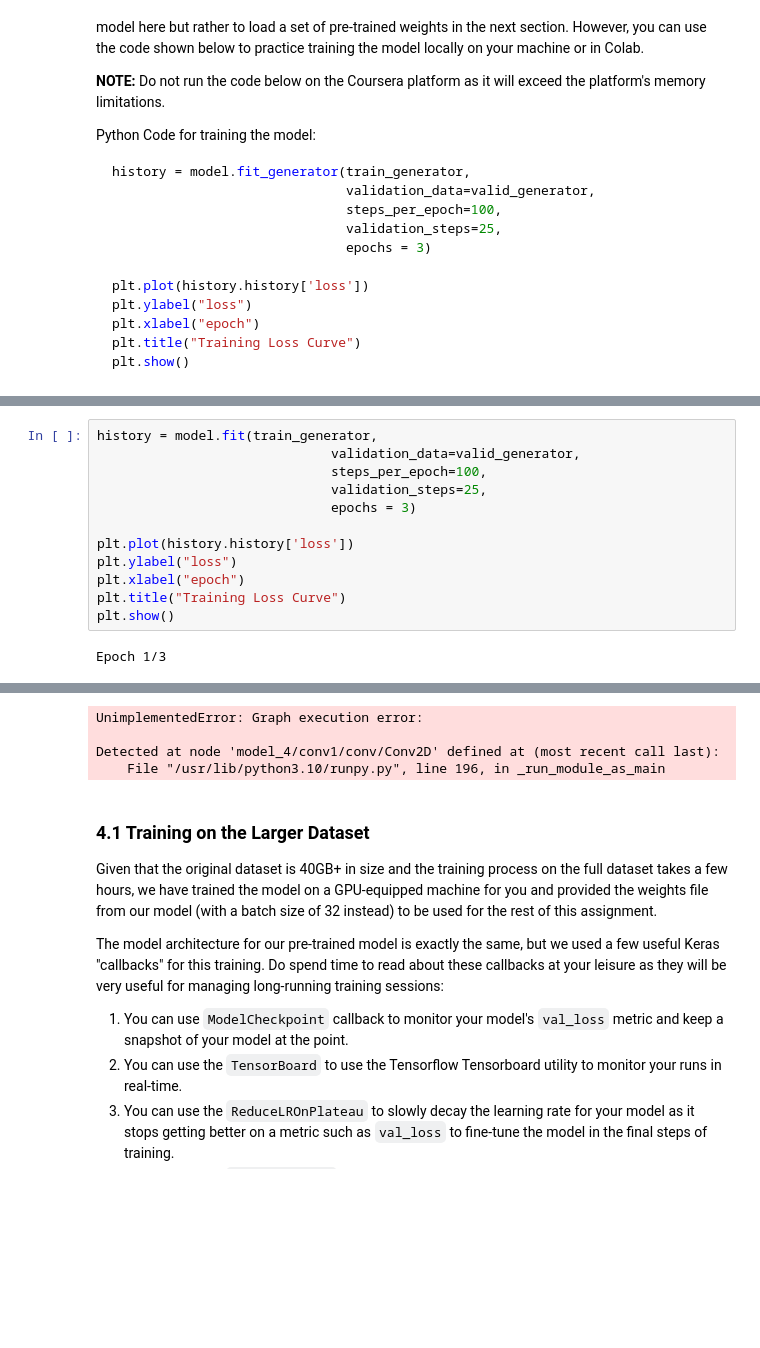
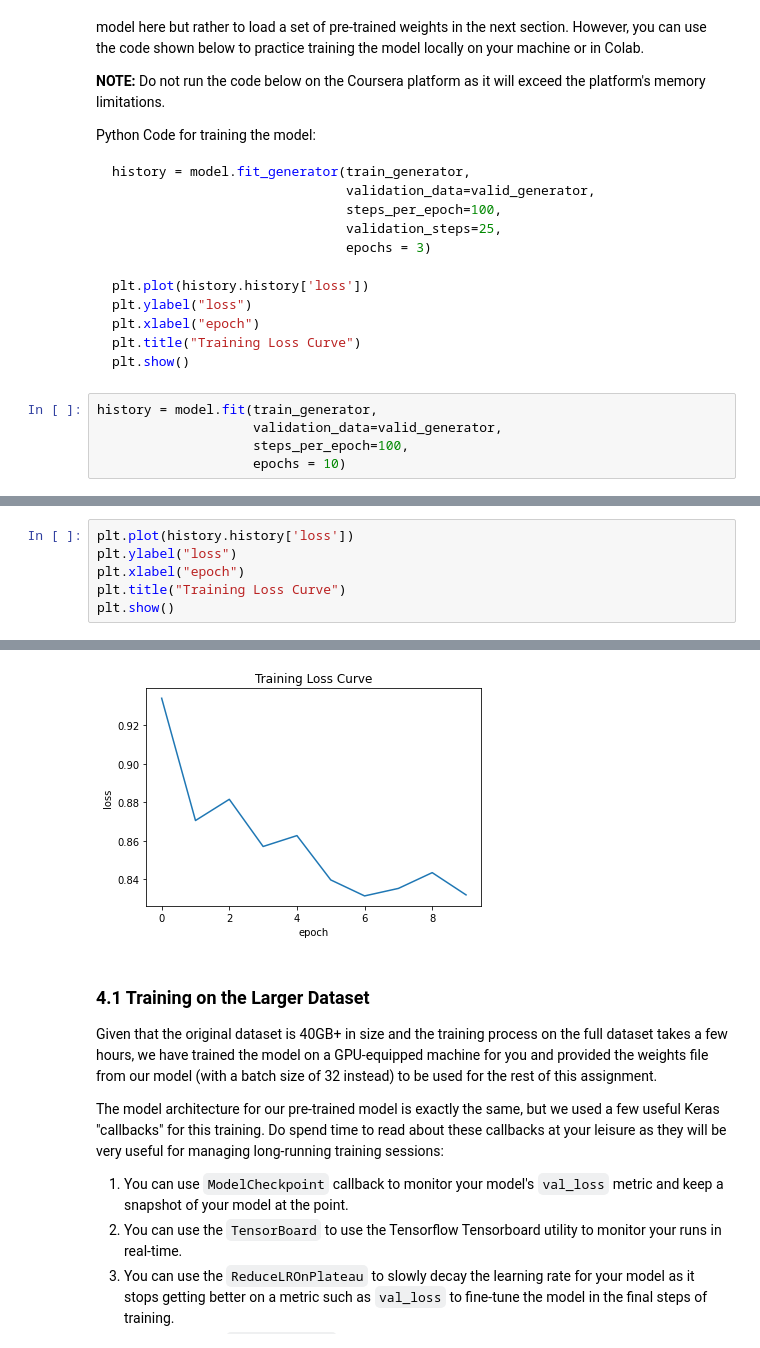
Before and after one commit to thatgeeman/coursera_ai4med, a Jupyter notebook: week1/C1_W1_Assignment.ipynb, the cells around one changed output, grey strips where cells are left out. Cells and saved outputs as stored; diff of their text form; blank space fills up the shorter version.

````diff
--- a/week1/C1_W1_Assignment.ipynb
+++ b/week1/C1_W1_Assignment.ipynb
@@ -797,3 +770,8 @@ plt.xlabel("epoch")
 plt.title("Training Loss Curve")
 plt.show()
 ```
+# %%
+history = model.fit(train_generator,
+                    validation_data=valid_generator,
+                    steps_per_epoch=100,
+                    epochs = 10)
@@ -800,14 +800,7 @@ plt.show()
 # %%
-history = model.fit(train_generator,
-                              validation_data=valid_generator,
-                              steps_per_epoch=100,
-                              validation_steps=25,
-                              epochs = 3)
-
 plt.plot(history.history['loss'])
 plt.ylabel("loss")
 plt.xlabel("epoch")
 plt.title("Training Loss Curve")
 plt.show()
 # %% [output]
-Epoch 1/3
@@ -817,7 +807,4 @@ Epoch 1/3
-UnimplementedError: Graph execution error:
-
-Detected at node 'model_4/conv1/conv/Conv2D' defined at (most recent call last):
-    File "/usr/lib/python3.10/runpy.py", line 196, in _run_module_as_main
+[figure, added]
 # %% [markdown]
 <a name='4-1'></a>
 ### 4.1 Training on the Larger Dataset
````
Also changed, not shown: parts of 17 cells of this notebook, 2 other files.
